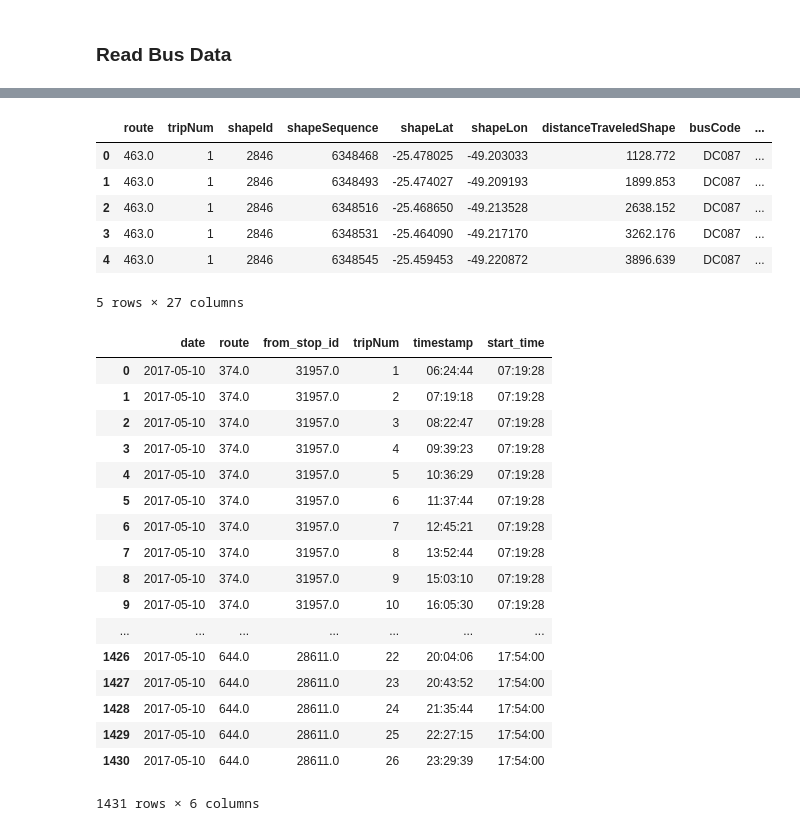
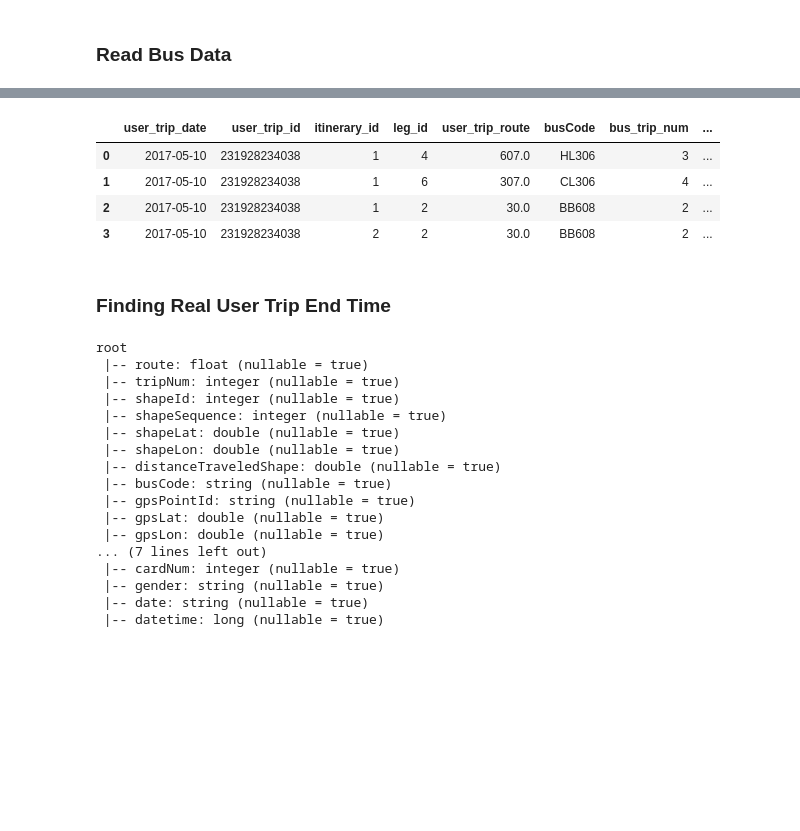
Before and after one commit to tarcisobraz/trips-optimality-exp, a Jupyter notebook: evaluate-trip-optimality-spark.ipynb, the cells around one changed output, grey strips where cells are left out. Saved outputs shown, nothing was run; the diff lists cells and outputs as text; code cells hidden in the pictures; blank space fills up the shorter version.

```diff
--- a/evaluate-trip-optimality-spark.ipynb
+++ b/evaluate-trip-optimality-spark.ipynb
@@ -241,0 +328,5 @@ bus_trips_data['stopPointId'] = bus_trips_data['stopPointId'].astype(float)
+# %%
+w = Window.partitionBy(['date','user_trip_id','route','from_stop_id']).orderBy(['timediff'])
+
+real_trip_beginning = real_trip_beginning.withColumn('rn', F.row_number().over(w)) \
+                    .where(F.col('rn') == 1)
@@ -242,10 +342,33 @@ bus_trips_data['stopPointId'] = bus_trips_data['stopPointId'].astype(float)
+# %%
+real_trip_beginning = real_trip_beginning \
+        .select(['user_trip_date','user_trip_id','itinerary_id','leg_id','user_trip_route','busCode','tripNum','from_stop_id','start_time','timestamp','to_stop_id','end_time','duration']) \
+        .withColumnRenamed('tripNum','bus_trip_num')
+printdf(real_trip_beginning)
+# %% [output]
+|  | user_trip_date | user_trip_id | itinerary_id | leg_id | user_trip_route | busCode | bus_trip_num | ... |
+| 0 | 2017-05-10 | 231928234038 | 1 | 4 | 607.0 | HL306 | 3 | ... |
+| 1 | 2017-05-10 | 231928234038 | 1 | 6 | 307.0 | CL306 | 4 | ... |
+| 2 | 2017-05-10 | 231928234038 | 1 | 2 | 30.0 | BB608 | 2 | ... |
+| 3 | 2017-05-10 | 231928234038 | 2 | 2 | 30.0 | BB608 | 2 | ... |
+# %% [markdown]
+### Finding Real User Trip End Time
 # %%
-bus_trips_data.head()
+bus_trips_data.printSchema()
 # %% [output]
-|  | route | tripNum | shapeId | shapeSequence | shapeLat | shapeLon | distanceTraveledShape | busCode | ... |
-| 0 | 463.0 | 1 | 2846 | 6348468 | -25.478025 | -49.203033 | 1128.772 | DC087 | ... |
-| 1 | 463.0 | 1 | 2846 | 6348493 | -25.474027 | -49.209193 | 1899.853 | DC087 | ... |
-| 2 | 463.0 | 1 | 2846 | 6348516 | -25.468650 | -49.213528 | 2638.152 | DC087 | ... |
-| 3 | 463.0 | 1 | 2846 | 6348531 | -25.464090 | -49.217170 | 3262.176 | DC087 | ... |
-| 4 | 463.0 | 1 | 2846 | 6348545 | -25.459453 | -49.220872 | 3896.639 | DC087 | ... |
-5 rows × 27 columns
+root
+ |-- route: float (nullable = true)
+ |-- tripNum: integer (nullable = true)
+ |-- shapeId: integer (nullable = true)
+ |-- shapeSequence: integer (nullable = true)
+ |-- shapeLat: double (nullable = true)
+ |-- shapeLon: double (nullable = true)
+ |-- distanceTraveledShape: double (nullable = true)
+ |-- busCode: string (nullable = true)
+ |-- gpsPointId: string (nullable = true)
+ |-- gpsLat: double (nullable = true)
+ |-- gpsLon: double (nullable = true)
+... (7 lines left out)
+ |-- cardNum: integer (nullable = true)
+ |-- gender: string (nullable = true)
+ |-- date: string (nullable = true)
+ |-- datetime: long (nullable = true)
@@ -255,21 +374,0 @@ real_trip_beginning = real_trip_beginning.groupby(['date','route','trip_id','iti
-# %%
-real_trip_beginning[['date','route','from_stop_id','tripNum','timestamp','start_time']]
-# %% [output]
-|  | date | route | from_stop_id | tripNum | timestamp | start_time |
-| 0 | 2017-05-10 | 374.0 | 31957.0 | 1 | 06:24:44 | 07:19:28 |
-| 1 | 2017-05-10 | 374.0 | 31957.0 | 2 | 07:19:18 | 07:19:28 |
-| 2 | 2017-05-10 | 374.0 | 31957.0 | 3 | 08:22:47 | 07:19:28 |
-| 3 | 2017-05-10 | 374.0 | 31957.0 | 4 | 09:39:23 | 07:19:28 |
-| 4 | 2017-05-10 | 374.0 | 31957.0 | 5 | 10:36:29 | 07:19:28 |
-| 5 | 2017-05-10 | 374.0 | 31957.0 | 6 | 11:37:44 | 07:19:28 |
-| 6 | 2017-05-10 | 374.0 | 31957.0 | 7 | 12:45:21 | 07:19:28 |
-| 7 | 2017-05-10 | 374.0 | 31957.0 | 8 | 13:52:44 | 07:19:28 |
-| 8 | 2017-05-10 | 374.0 | 31957.0 | 9 | 15:03:10 | 07:19:28 |
-| 9 | 2017-05-10 | 374.0 | 31957.0 | 10 | 16:05:30 | 07:19:28 |
-| ... | ... | ... | ... | ... | ... | ... |
-| 1426 | 2017-05-10 | 644.0 | 28611.0 | 22 | 20:04:06 | 17:54:00 |
-| 1427 | 2017-05-10 | 644.0 | 28611.0 | 23 | 20:43:52 | 17:54:00 |
-| 1428 | 2017-05-10 | 644.0 | 28611.0 | 24 | 21:35:44 | 17:54:00 |
-| 1429 | 2017-05-10 | 644.0 | 28611.0 | 25 | 22:27:15 | 17:54:00 |
-| 1430 | 2017-05-10 | 644.0 | 28611.0 | 26 | 23:29:39 | 17:54:00 |
-1431 rows × 6 columns
```
Also changed, not shown: parts of 32 cells of this notebook.
